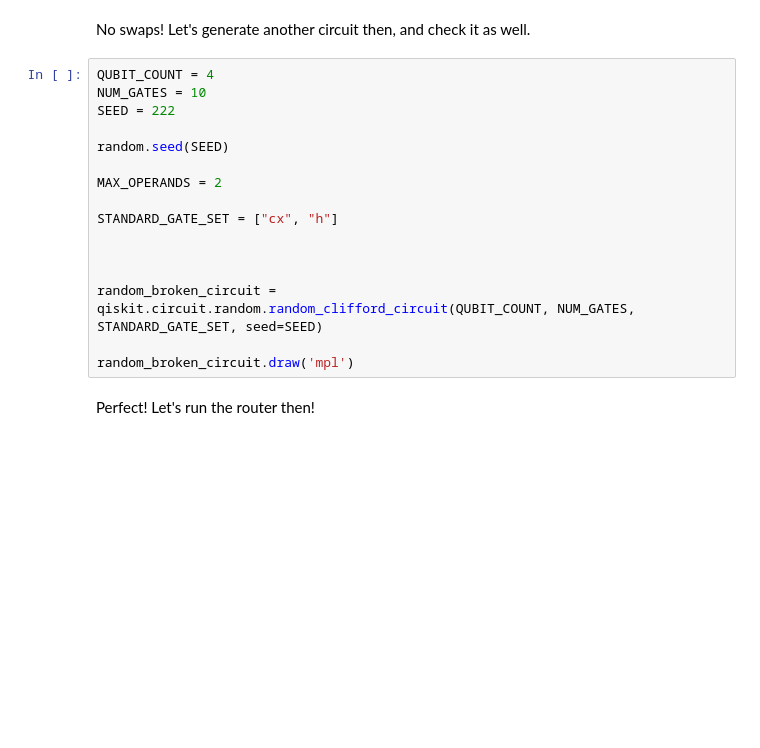
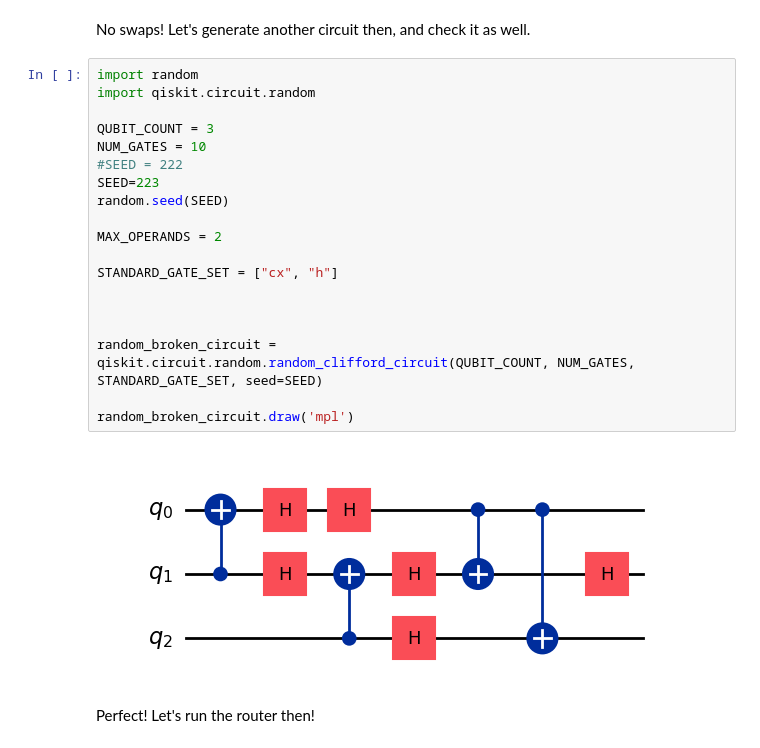
Before and after one commit to strategy155/quariadne, a Jupyter notebook: notebook/MILP reconstruction.ipynb, the cells around one changed output. Saved outputs shown, nothing was run; the diff lists cells and outputs as text; blank space fills up the shorter version.

```diff
--- a/notebook/MILP reconstruction.ipynb
+++ b/notebook/MILP reconstruction.ipynb
@@ -124,21 +149,26 @@ for movement in defined_movements:
 # %% [markdown]
 No swaps! Let's generate another circuit then, and check it as well.
 # %%
-QUBIT_COUNT = 4
+import random
+import qiskit.circuit.random
+
+QUBIT_COUNT = 3
 NUM_GATES = 10
-SEED = 222
-
+#SEED = 222
+SEED=223
 random.seed(SEED)
 
 MAX_OPERANDS = 2
 
 STANDARD_GATE_SET = ["cx", "h"]
 
 
 
 random_broken_circuit = qiskit.circuit.random.random_clifford_circuit(QUBIT_COUNT, NUM_GATES, STANDARD_GATE_SET, seed=SEED)
 
 random_broken_circuit.draw('mpl')
+# %% [output]
+[figure, added]
 # %% [markdown]
 Perfect! Let's run the router then!
 # %%
```
Also changed, not shown: parts of 22 cells of this notebook, 1 other file.
